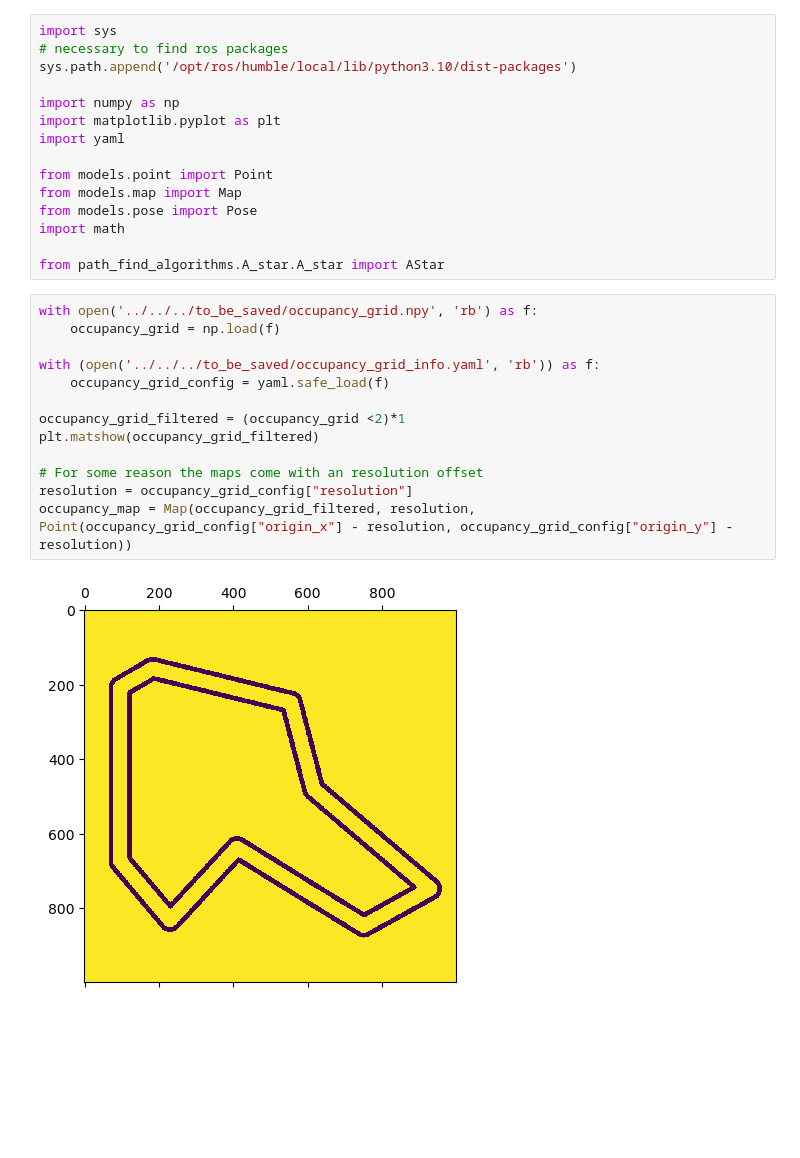
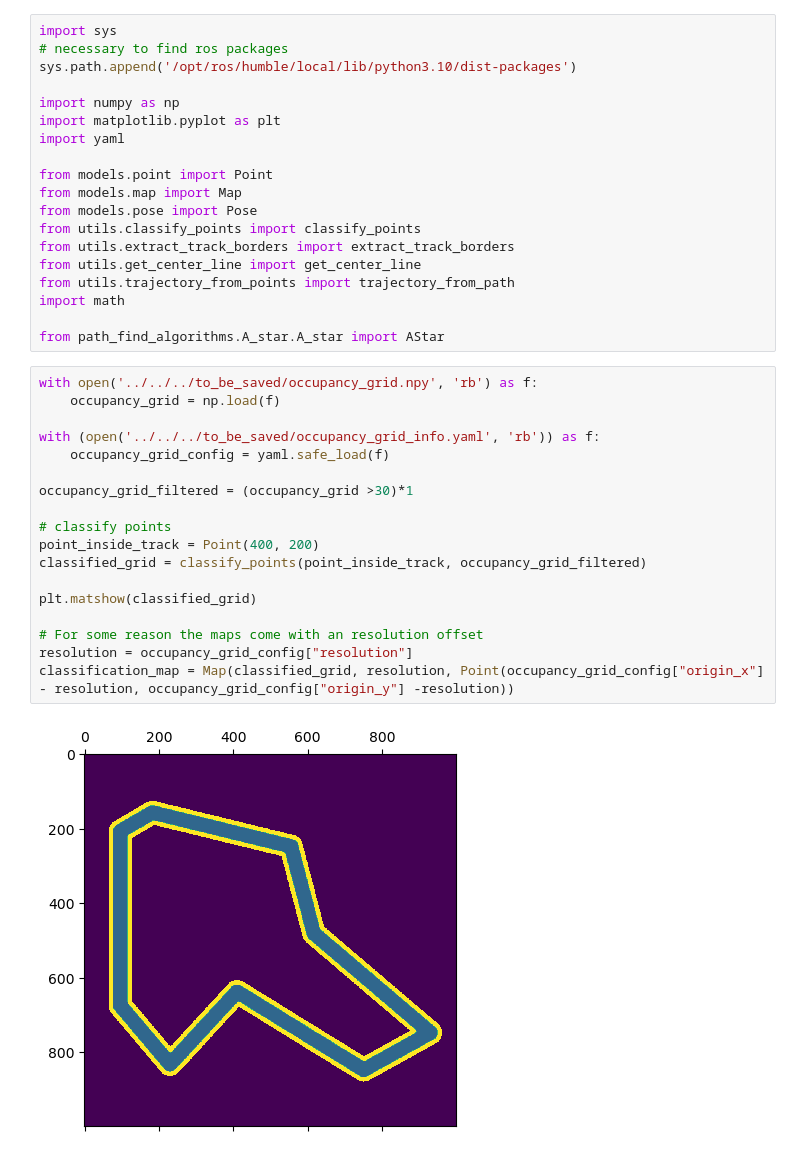
Before and after one commit to tim200002/TAS-Racer, a Jupyter notebook: src/offline_path_finder/src/notebook.ipynb, the cells around one changed output. Cells and saved outputs as stored; diff of their text form; blank space fills up the shorter version.

Commit message:
implement central path following including path smoothing

```diff
--- a/src/offline_path_finder/src/notebook.ipynb
+++ b/src/offline_path_finder/src/notebook.ipynb
@@ -10,22 +10,31 @@ import yaml
 from models.point import Point
 from models.map import Map
 from models.pose import Pose
+from utils.classify_points import classify_points
+from utils.extract_track_borders import extract_track_borders
+from utils.get_center_line import get_center_line
+from utils.trajectory_from_points import trajectory_from_path
 import math
 
 from path_find_algorithms.A_star.A_star import AStar
 # %%
 with open('../../../to_be_saved/occupancy_grid.npy', 'rb') as f:
     occupancy_grid = np.load(f)
 
 with (open('../../../to_be_saved/occupancy_grid_info.yaml', 'rb')) as f:
     occupancy_grid_config = yaml.safe_load(f)
 
-occupancy_grid_filtered = (occupancy_grid <2)*1
-plt.matshow(occupancy_grid_filtered)
+occupancy_grid_filtered = (occupancy_grid >30)*1
+
+# classify points
+point_inside_track = Point(400, 200)
+classified_grid = classify_points(point_inside_track, occupancy_grid_filtered)
+
+plt.matshow(classified_grid)
 
 # For some reason the maps come with an resolution offset
 resolution = occupancy_grid_config["resolution"]
-occupancy_map = Map(occupancy_grid_filtered, resolution, Point(occupancy_grid_config["origin_x"] - resolution, occupancy_grid_config["origin_y"] -resolution))
+classification_map = Map(classified_grid, resolution, Point(occupancy_grid_config["origin_x"] - resolution, occupancy_grid_config["origin_y"] -resolution))
 # %% [output]
-[figure, old version]
+[figure, new version]
 # %%
```
Also changed, not shown: parts of 9 cells of this notebook, 12 other files.
